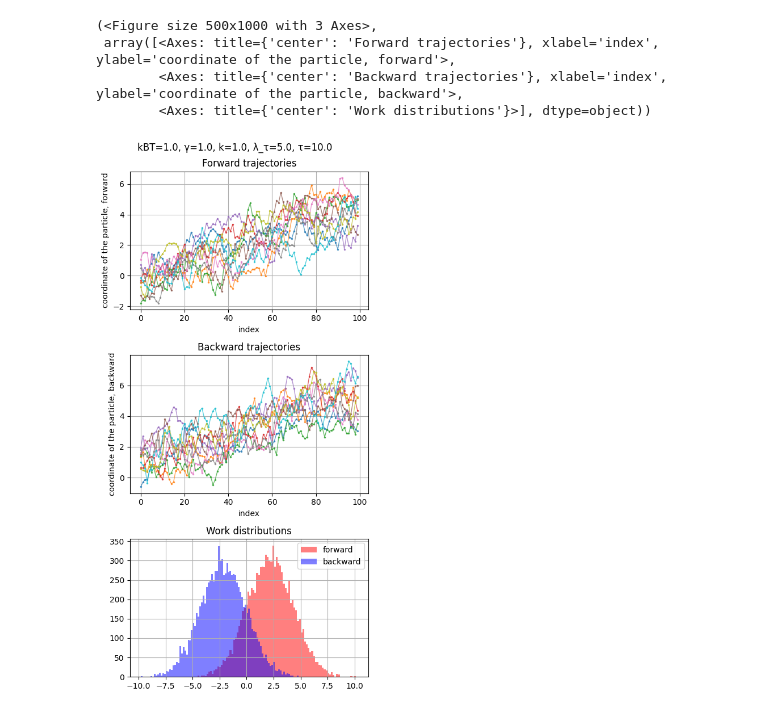
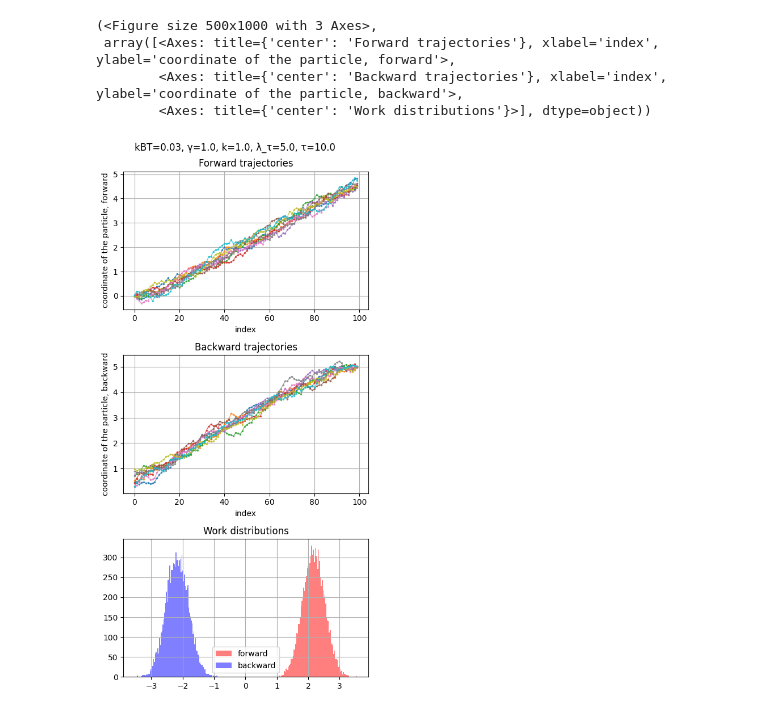
Before and after one commit to mathymess/reversibility-of-processes, a Jupyter notebook: bayesian_brownian_varinf.ipynb, the cells around one changed output. Cells and saved outputs as stored; diff of their text form; code cells hidden in the pictures.

```diff
--- a/bayesian_brownian_varinf.ipynb
+++ b/bayesian_brownian_varinf.ipynb
@@ -20,13 +20,13 @@ from bayesian_varinf import (ExpResultsWithLosses,
                              train_fb_n_times,
                              load_learning_curves)
 # %%
-brownian = BrownianDatagen(kBT=1., γ=1., k=1., λ_τ=5., τ=10.)
-dt = create_dataholder_for_windows_and_targets(brownian, numParticles=50, rng_seed=42)
+brownian = BrownianDatagen(kBT=0.03, γ=1., k=1., λ_τ=5., τ=10.)
+dt = create_dataholder_for_windows_and_targets(brownian, numParticles=100, rng_seed=42)
 brownian.visualize()
 # %% [output]
 (<Figure size 500x1000 with 3 Axes>,
  array([<Axes: title={'center': 'Forward trajectories'}, xlabel='index', ylabel='coordinate of the particle, forward'>,
         <Axes: title={'center': 'Backward trajectories'}, xlabel='index', ylabel='coordinate of the particle, backward'>,
         <Axes: title={'center': 'Work distributions'}>], dtype=object))
-[figure, old version]
+[figure, new version]
 # %%
```
Also changed, not shown: parts of 6 cells of this notebook, 1 other file.
